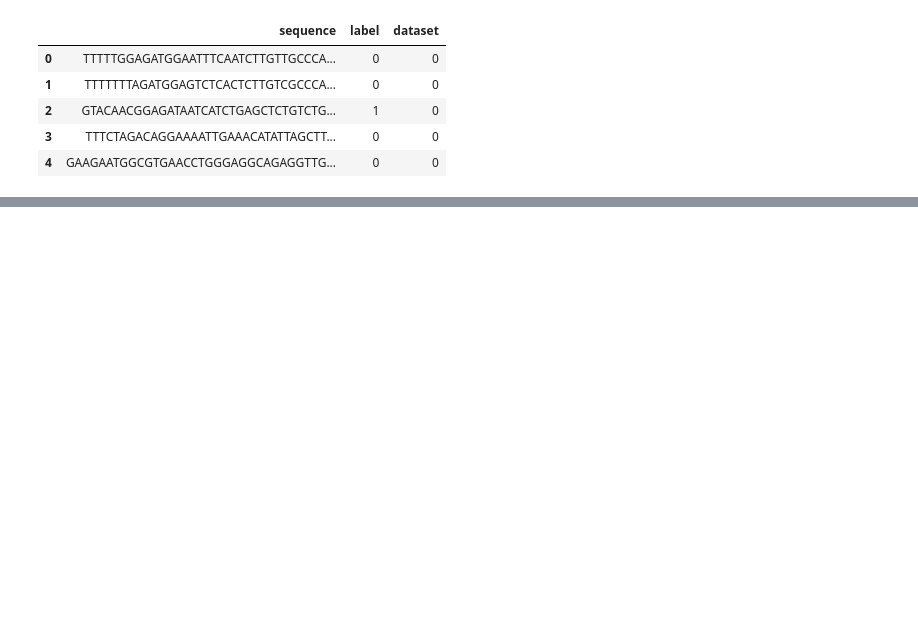
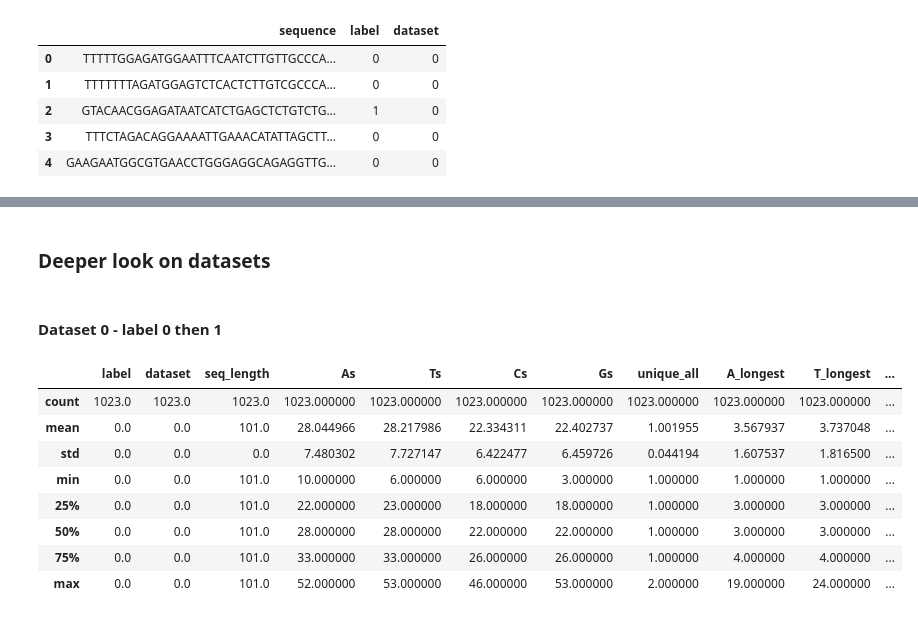
Before and after one commit to azouaoui-cv/KMML_challenge, a Jupyter notebook: Data_Exploration.ipynb, the cells around one changed output, grey strips where cells are left out. Saved outputs shown, nothing was run; the diff lists cells and outputs as text; code cells hidden in the pictures; blank space fills up the shorter version.

```diff
--- a/Data_Exploration.ipynb
+++ b/Data_Exploration.ipynb
@@ -85,7 +87,7 @@ TEST_DIC = {i: {"sequence": None} for i in range(len(FILES))}
 
 # Populate dictionaries
 for i in range(len(FILES)):
-    X_train, Y_train, X_test = load_data(i, mat=False)
+    X_train, Y_train, X_test = load_data(i, data_dir=DATA_DIR, files_dict=FILES, mat=False)
     TRAIN_DIC[i]["sequence"] = X_train
     TRAIN_DIC[i]["label"] = Y_train
     TEST_DIC[i]["sequence"] = X_test
@@ -295,3 +301,19 @@ test_stats_df[test_stats_df.dataset == 2].describe()
 | 50% | 2.0 | 101.0 | 22.000000 | 21.000000 | 28.000000 | 27.000000 | 1.0 | 2.000000 | 2.000000 | 3.000000 | ... |
 | 75% | 2.0 | 101.0 | 27.000000 | 26.000000 | 34.000000 | 33.000000 | 1.0 | 3.000000 | 3.000000 | 4.000000 | ... |
 | max | 2.0 | 101.0 | 51.000000 | 48.000000 | 60.000000 | 57.000000 | 1.0 | 14.000000 | 9.000000 | 8.000000 | ... |
+# %% [markdown]
+### Deeper look on datasets
+# %% [markdown]
+#### Dataset 0 - label 0 then 1
+# %%
+train_stats_df[(train_stats_df.dataset == 0) & (train_stats_df.label == 0)].describe()
+# %% [output]
+|  | label | dataset | seq_length | As | Ts | Cs | Gs | unique_all | A_longest | T_longest | ... |
+| count | 1023.0 | 1023.0 | 1023.0 | 1023.000000 | 1023.000000 | 1023.000000 | 1023.000000 | 1023.000000 | 1023.000000 | 1023.000000 | ... |
+| mean | 0.0 | 0.0 | 101.0 | 28.044966 | 28.217986 | 22.334311 | 22.402737 | 1.001955 | 3.567937 | 3.737048 | ... |
+| std | 0.0 | 0.0 | 0.0 | 7.480302 | 7.727147 | 6.422477 | 6.459726 | 0.044194 | 1.607537 | 1.816500 | ... |
+| min | 0.0 | 0.0 | 101.0 | 10.000000 | 6.000000 | 6.000000 | 3.000000 | 1.000000 | 1.000000 | 1.000000 | ... |
+| 25% | 0.0 | 0.0 | 101.0 | 22.000000 | 23.000000 | 18.000000 | 18.000000 | 1.000000 | 3.000000 | 3.000000 | ... |
+| 50% | 0.0 | 0.0 | 101.0 | 28.000000 | 28.000000 | 22.000000 | 22.000000 | 1.000000 | 3.000000 | 3.000000 | ... |
+| 75% | 0.0 | 0.0 | 101.0 | 33.000000 | 33.000000 | 26.000000 | 26.000000 | 1.000000 | 4.000000 | 4.000000 | ... |
+| max | 0.0 | 0.0 | 101.0 | 52.000000 | 53.000000 | 46.000000 | 53.000000 | 2.000000 | 19.000000 | 24.000000 | ... |
```
Also changed, not shown: parts of 15 cells of this notebook.
